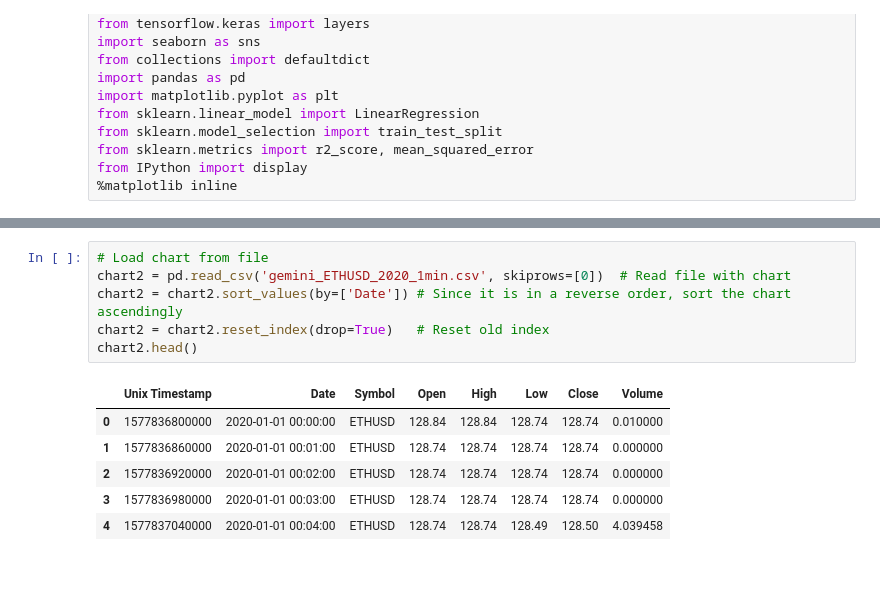
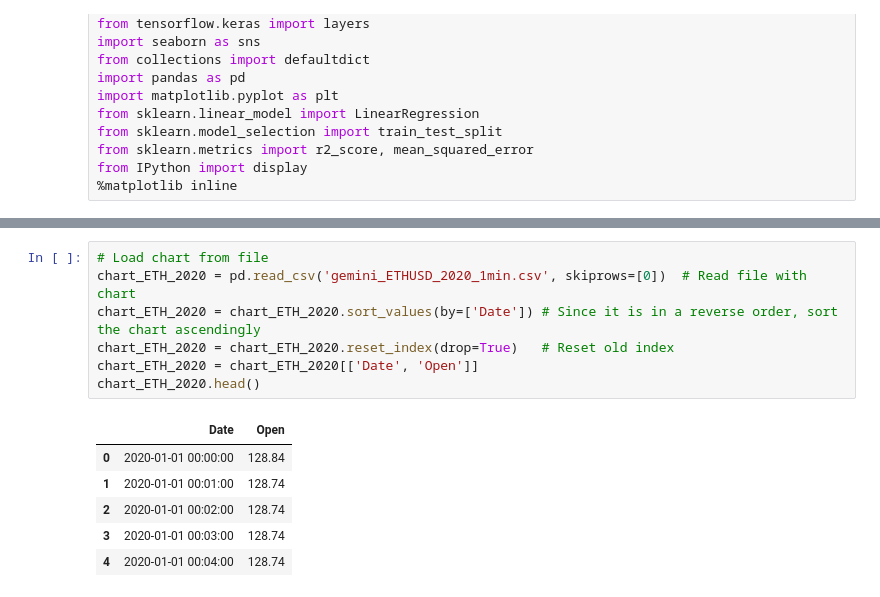
Before and after one commit to Mithotronic/ACTA, a Jupyter notebook: Chart_Concatenator.ipynb, the cells around one changed output, grey strips where cells are left out. Drawn from its saved outputs; the diff is of its cells as text.

```diff
--- a/Chart_Concatenator.ipynb
+++ b/Chart_Concatenator.ipynb
@@ -35,16 +110,17 @@ plt.plot(chart1['Open'])
 [figure]
 # %%
 # Load chart from file
-chart2 = pd.read_csv('gemini_ETHUSD_2020_1min.csv', skiprows=[0])  # Read file with chart
-chart2 = chart2.sort_values(by=['Date']) # Since it is in a reverse order, sort the chart ascendingly
-chart2 = chart2.reset_index(drop=True)   # Reset old index
-chart2.head()
+chart_ETH_2020 = pd.read_csv('gemini_ETHUSD_2020_1min.csv', skiprows=[0])  # Read file with chart
+chart_ETH_2020 = chart_ETH_2020.sort_values(by=['Date']) # Since it is in a reverse order, sort the chart ascendingly
+chart_ETH_2020 = chart_ETH_2020.reset_index(drop=True)   # Reset old index
+chart_ETH_2020 = chart_ETH_2020[['Date', 'Open']]
+chart_ETH_2020.head()
 # %% [output]
-|  | Unix Timestamp | Date | Symbol | Open | High | Low | Close | Volume |
-| 0 | 1577836800000 | 2020-01-01 00:00:00 | ETHUSD | 128.84 | 128.84 | 128.74 | 128.74 | 0.010000 |
-| 1 | 1577836860000 | 2020-01-01 00:01:00 | ETHUSD | 128.74 | 128.74 | 128.74 | 128.74 | 0.000000 |
-| 2 | 1577836920000 | 2020-01-01 00:02:00 | ETHUSD | 128.74 | 128.74 | 128.74 | 128.74 | 0.000000 |
-| 3 | 1577836980000 | 2020-01-01 00:03:00 | ETHUSD | 128.74 | 128.74 | 128.74 | 128.74 | 0.000000 |
-| 4 | 1577837040000 | 2020-01-01 00:04:00 | ETHUSD | 128.74 | 128.74 | 128.49 | 128.50 | 4.039458 |
+|  | Date | Open |
+| 0 | 2020-01-01 00:00:00 | 128.84 |
+| 1 | 2020-01-01 00:01:00 | 128.74 |
+| 2 | 2020-01-01 00:02:00 | 128.74 |
+| 3 | 2020-01-01 00:03:00 | 128.74 |
+| 4 | 2020-01-01 00:04:00 | 128.74 |
 # %%
 # Plot chart
```
Also changed, not shown: parts of 18 cells of this notebook, 1 other file.
